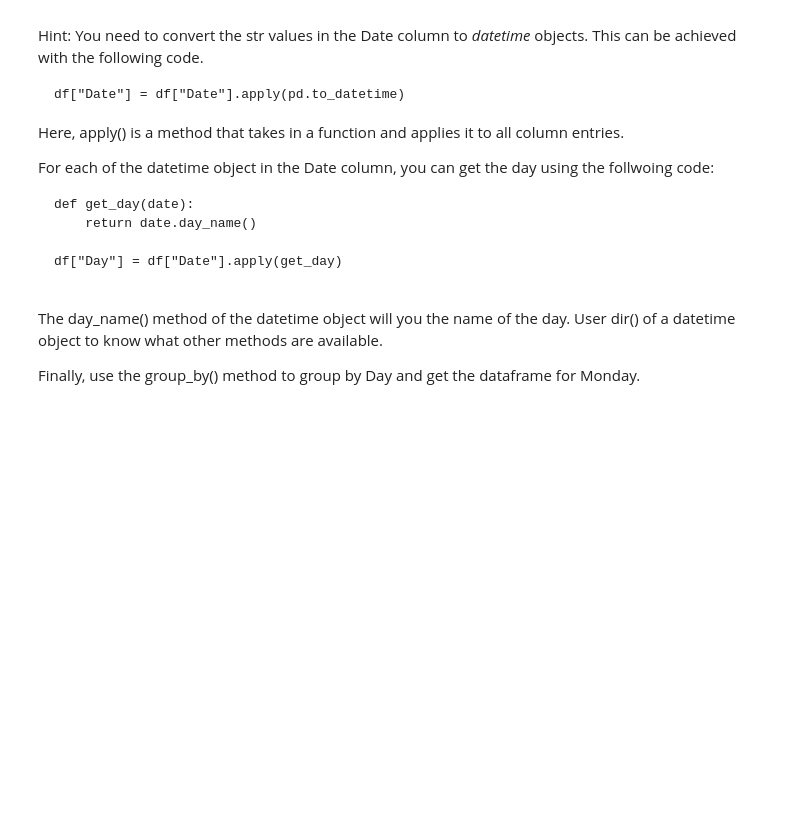
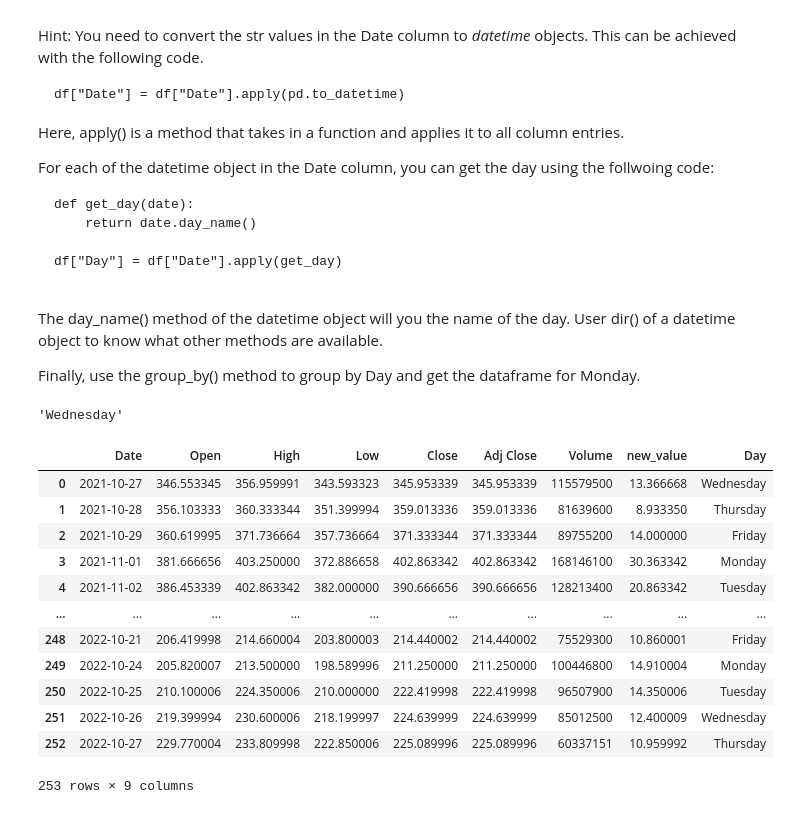
Before and after one commit to vinayak2019/UK_Bootcamp, a Jupyter notebook: 2023/Solutions/Data_analysis_pandas.ipynb, the cells around one changed output. Drawn from its saved outputs; the diff is of its cells as text; code cells hidden in the pictures; blank space fills up the shorter version.

```diff
--- a/2023/Solutions/Data_analysis_pandas.ipynb
+++ b/2023/Solutions/Data_analysis_pandas.ipynb
@@ -494,0 +590,4 @@ Finally, use the group_by() method to group by Day and get the dataframe for Mon
+# %%
+df.iloc[0]["Date"].day_name()
+# %% [output]
+'Wednesday'
@@ -494,0 +601,16 @@ Finally, use the group_by() method to group by Day and get the dataframe for Mon
+# %%
+df
+# %% [output]
+|  | Date | Open | High | Low | Close | Adj Close | Volume | new_value | Day |
+| 0 | 2021-10-27 | 346.553345 | 356.959991 | 343.593323 | 345.953339 | 345.953339 | 115579500 | 13.366668 | Wednesday |
+| 1 | 2021-10-28 | 356.103333 | 360.333344 | 351.399994 | 359.013336 | 359.013336 | 81639600 | 8.933350 | Thursday |
+| 2 | 2021-10-29 | 360.619995 | 371.736664 | 357.736664 | 371.333344 | 371.333344 | 89755200 | 14.000000 | Friday |
+| 3 | 2021-11-01 | 381.666656 | 403.250000 | 372.886658 | 402.863342 | 402.863342 | 168146100 | 30.363342 | Monday |
+| 4 | 2021-11-02 | 386.453339 | 402.863342 | 382.000000 | 390.666656 | 390.666656 | 128213400 | 20.863342 | Tuesday |
+| ... | ... | ... | ... | ... | ... | ... | ... | ... | ... |
+| 248 | 2022-10-21 | 206.419998 | 214.660004 | 203.800003 | 214.440002 | 214.440002 | 75529300 | 10.860001 | Friday |
+| 249 | 2022-10-24 | 205.820007 | 213.500000 | 198.589996 | 211.250000 | 211.250000 | 100446800 | 14.910004 | Monday |
+| 250 | 2022-10-25 | 210.100006 | 224.350006 | 210.000000 | 222.419998 | 222.419998 | 96507900 | 14.350006 | Tuesday |
+| 251 | 2022-10-26 | 219.399994 | 230.600006 | 218.199997 | 224.639999 | 224.639999 | 85012500 | 12.400009 | Wednesday |
+| 252 | 2022-10-27 | 229.770004 | 233.809998 | 222.850006 | 225.089996 | 225.089996 | 60337151 | 10.959992 | Thursday |
+253 rows × 9 columns
```
Also changed, not shown: parts of 22 cells of this notebook.
